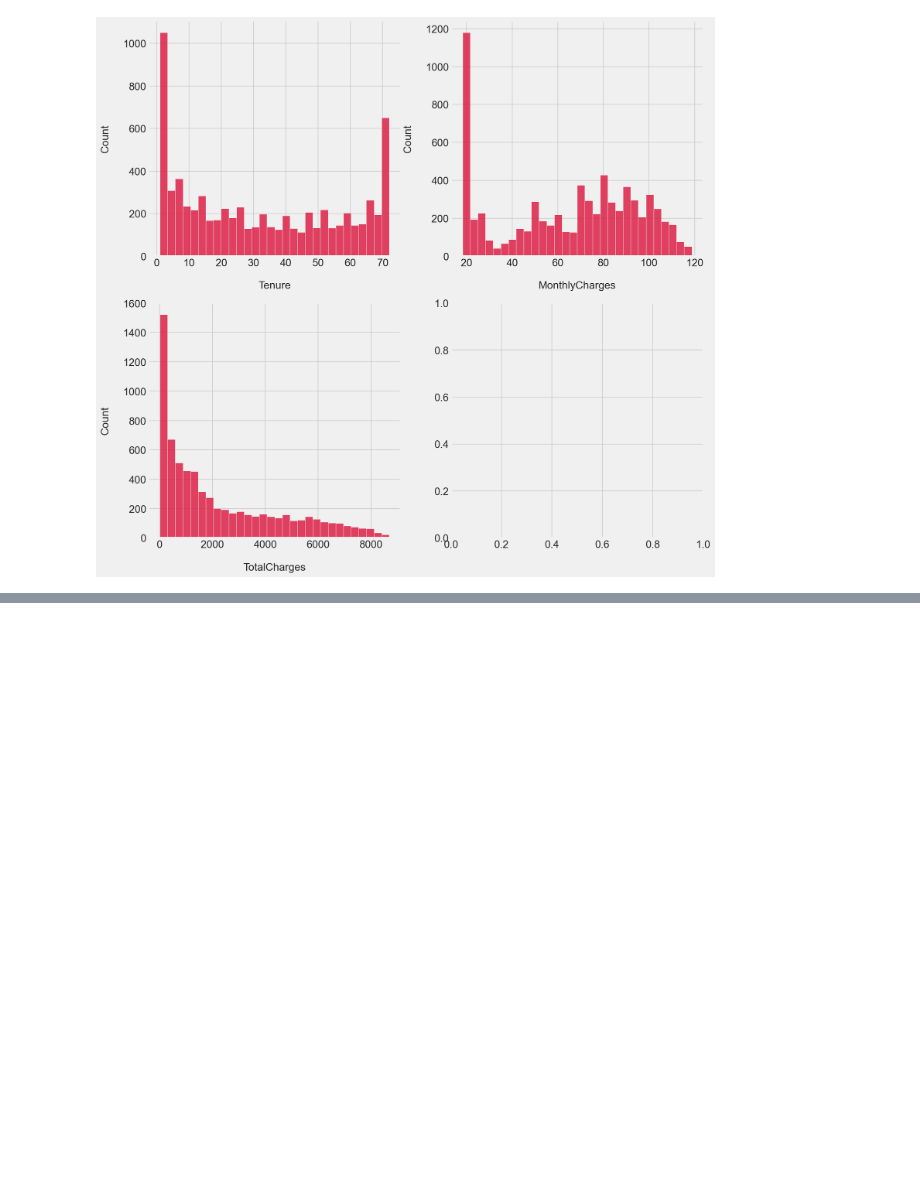
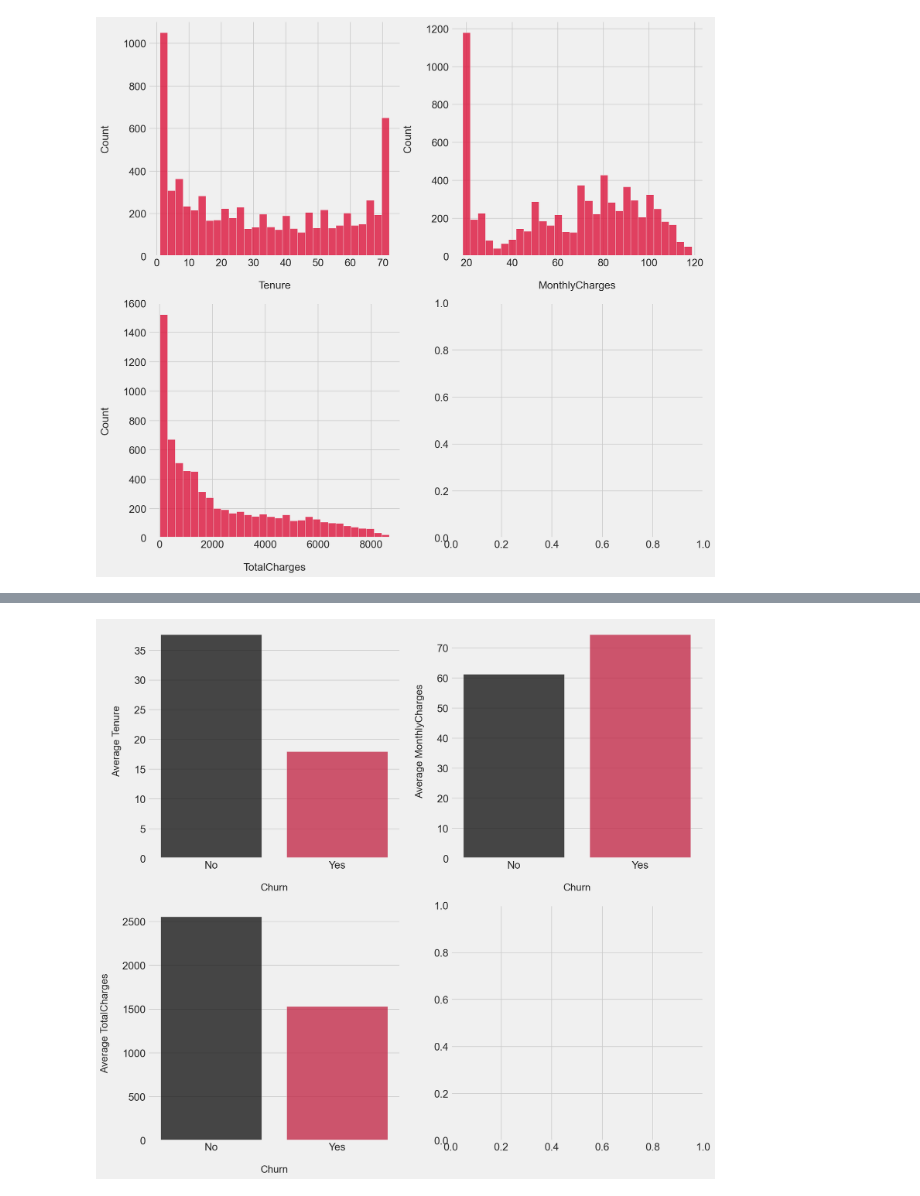
Before and after one commit to esbatiehsan/customer-churn, a Jupyter notebook: data-cleaning-exploration.ipynb, the cells around one changed output, grey strips where cells are left out. Saved outputs shown, nothing was run; the diff lists cells and outputs as text; code cells hidden in the pictures; blank space fills up the shorter version.

```diff
--- a/data-cleaning-exploration.ipynb
+++ b/data-cleaning-exploration.ipynb
@@ -137,0 +163,25 @@ plt.show()
+# %%
+fig4, ax4 = plt.subplots(nrows=2, ncols=2, figsize=(14, 14))
+
+index = 0
+for i in range(len(numerical)):
+    try:
+        sns.barplot(x=[j for j in list(customer_data.groupby('Churn').groups.keys())],
+            y=customer_data.groupby('Churn')[numerical.columns[index]].mean(), palette=['k', 'crimson'],
+                            alpha=0.8, ax=ax4[i, 0])
+        ax4[i, 0].set_xlabel('Churn', fontsize=16, labelpad=20)
+        ax4[i, 0].set_ylabel(f'Average {numerical.columns[index]}', fontsize=16, labelpad=20)
+        index += 1
+
+        sns.barplot(x=[j for j in list(customer_data.groupby('Churn').groups.keys())],
+            y=customer_data.groupby('Churn')[numerical.columns[index]].mean(), palette=['k', 'crimson'],
+                            alpha=0.8, ax=ax4[i, 1])
+        ax4[i, 1].set_xlabel('Churn', fontsize=16, labelpad=20)
+        ax4[i, 1].set_ylabel(f'Average {numerical.columns[index]}', fontsize=16, labelpad=20)
+        index += 1
+    except:
+        pass
+
+plt.show()
+# %% [output]
+[figure, added]
```
Also changed, not shown: parts of 4 cells of this notebook.
